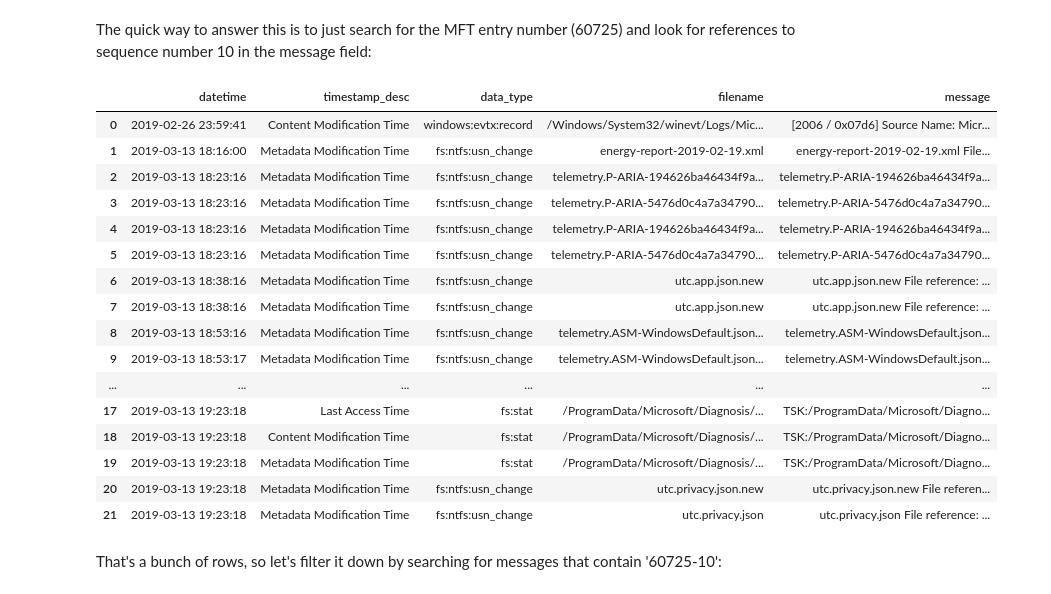
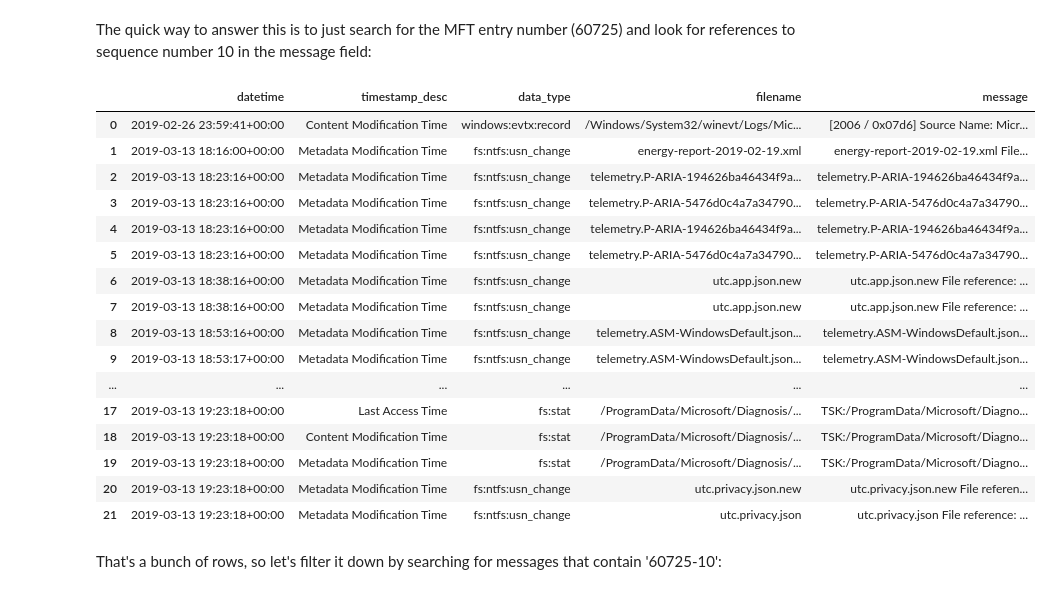
Before and after one commit to google/timesketch, a Jupyter notebook: notebooks/MUS2019_CTF.ipynb, the cells around one changed output. Saved outputs shown, nothing was run; the diff lists cells and outputs as text; code cells hidden in the pictures.

```diff
--- a/notebooks/MUS2019_CTF.ipynb
+++ b/notebooks/MUS2019_CTF.ipynb
@@ -117,26 +113,29 @@ Multiple results, as is expected since Plaso creates multiple records for differ
 # %% [markdown]
 The quick way to answer this is to just search for the MFT entry number (60725) and look for references to sequence number 10 in the message field:
 # %%
-ts_results = ctf.explore('60725', return_fields='datetime,timestamp_desc,data_type,filename,message', as_pandas=True)
+ts_results = ctf.explore(
+    '60725',
+    return_fields='datetime,timestamp_desc,data_type,filename,message',
+    as_pandas=True)
 ts_results[['datetime','timestamp_desc','data_type','filename','message']]
 # %% [output]
 |  | datetime | timestamp_desc | data_type | filename | message |
-| 0 | 2019-02-26 23:59:41 | Content Modification Time | windows:evtx:record | /Windows/System32/winevt/Logs/Mic... | [2006 / 0x07d6] Source Name: Micr... |
-| 1 | 2019-03-13 18:16:00 | Metadata Modification Time | fs:ntfs:usn_change | energy-report-2019-02-19.xml | energy-report-2019-02-19.xml File... |
-| 2 | 2019-03-13 18:23:16 | Metadata Modification Time | fs:ntfs:usn_change | telemetry.P-ARIA-194626ba46434f9a... | telemetry.P-ARIA-194626ba46434f9a... |
-| 3 | 2019-03-13 18:23:16 | Metadata Modification Time | fs:ntfs:usn_change | telemetry.P-ARIA-5476d0c4a7a34790... | telemetry.P-ARIA-5476d0c4a7a34790... |
-| 4 | 2019-03-13 18:23:16 | Metadata Modification Time | fs:ntfs:usn_change | telemetry.P-ARIA-194626ba46434f9a... | telemetry.P-ARIA-194626ba46434f9a... |
-| 5 | 2019-03-13 18:23:16 | Metadata Modification Time | fs:ntfs:usn_change | telemetry.P-ARIA-5476d0c4a7a34790... | telemetry.P-ARIA-5476d0c4a7a34790... |
-| 6 | 2019-03-13 18:38:16 | Metadata Modification Time | fs:ntfs:usn_change | utc.app.json.new | utc.app.json.new File reference: ... |
-| 7 | 2019-03-13 18:38:16 | Metadata Modification Time | fs:ntfs:usn_change | utc.app.json.new | utc.app.json.new File reference: ... |
-| 8 | 2019-03-13 18:53:16 | Metadata Modification Time | fs:ntfs:usn_change | telemetry.ASM-WindowsDefault.json... | telemetry.ASM-WindowsDefault.json... |
-| 9 | 2019-03-13 18:53:17 | Metadata Modification Time | fs:ntfs:usn_change | telemetry.ASM-WindowsDefault.json... | telemetry.ASM-WindowsDefault.json... |
+| 0 | 2019-02-26 23:59:41+00:00 | Content Modification Time | windows:evtx:record | /Windows/System32/winevt/Logs/Mic... | [2006 / 0x07d6] Source Name: Micr... |
+| 1 | 2019-03-13 18:16:00+00:00 | Metadata Modification Time | fs:ntfs:usn_change | energy-report-2019-02-19.xml | energy-report-2019-02-19.xml File... |
+| 2 | 2019-03-13 18:23:16+00:00 | Metadata Modification Time | fs:ntfs:usn_change | telemetry.P-ARIA-194626ba46434f9a... | telemetry.P-ARIA-194626ba46434f9a... |
+| 3 | 2019-03-13 18:23:16+00:00 | Metadata Modification Time | fs:ntfs:usn_change | telemetry.P-ARIA-5476d0c4a7a34790... | telemetry.P-ARIA-5476d0c4a7a34790... |
+| 4 | 2019-03-13 18:23:16+00:00 | Metadata Modification Time | fs:ntfs:usn_change | telemetry.P-ARIA-194626ba46434f9a... | telemetry.P-ARIA-194626ba46434f9a... |
+| 5 | 2019-03-13 18:23:16+00:00 | Metadata Modification Time | fs:ntfs:usn_change | telemetry.P-ARIA-5476d0c4a7a34790... | telemetry.P-ARIA-5476d0c4a7a34790... |
+| 6 | 2019-03-13 18:38:16+00:00 | Metadata Modification Time | fs:ntfs:usn_change | utc.app.json.new | utc.app.json.new File reference: ... |
+| 7 | 2019-03-13 18:38:16+00:00 | Metadata Modification Time | fs:ntfs:usn_change | utc.app.json.new | utc.app.json.new File reference: ... |
+| 8 | 2019-03-13 18:53:16+00:00 | Metadata Modification Time | fs:ntfs:usn_change | telemetry.ASM-WindowsDefault.json... | telemetry.ASM-WindowsDefault.json... |
+| 9 | 2019-03-13 18:53:17+00:00 | Metadata Modification Time | fs:ntfs:usn_change | telemetry.ASM-WindowsDefault.json... | telemetry.ASM-WindowsDefault.json... |
 | ... | ... | ... | ... | ... | ... |
-| 17 | 2019-03-13 19:23:18 | Last Access Time | fs:stat | /ProgramData/Microsoft/Diagnosis/... | TSK:/ProgramData/Microsoft/Diagno... |
-| 18 | 2019-03-13 19:23:18 | Content Modification Time | fs:stat | /ProgramData/Microsoft/Diagnosis/... | TSK:/ProgramData/Microsoft/Diagno... |
-| 19 | 2019-03-13 19:23:18 | Metadata Modification Time | fs:stat | /ProgramData/Microsoft/Diagnosis/... | TSK:/ProgramData/Microsoft/Diagno... |
-| 20 | 2019-03-13 19:23:18 | Metadata Modification Time | fs:ntfs:usn_change | utc.privacy.json.new | utc.privacy.json.new File referen... |
-| 21 | 2019-03-13 19:23:18 | Metadata Modification Time | fs:ntfs:usn_change | utc.privacy.json | utc.privacy.json File reference: ... |
+| 17 | 2019-03-13 19:23:18+00:00 | Last Access Time | fs:stat | /ProgramData/Microsoft/Diagnosis/... | TSK:/ProgramData/Microsoft/Diagno... |
+| 18 | 2019-03-13 19:23:18+00:00 | Content Modification Time | fs:stat | /ProgramData/Microsoft/Diagnosis/... | TSK:/ProgramData/Microsoft/Diagno... |
+| 19 | 2019-03-13 19:23:18+00:00 | Metadata Modification Time | fs:stat | /ProgramData/Microsoft/Diagnosis/... | TSK:/ProgramData/Microsoft/Diagno... |
+| 20 | 2019-03-13 19:23:18+00:00 | Metadata Modification Time | fs:ntfs:usn_change | utc.privacy.json.new | utc.privacy.json.new File referen... |
+| 21 | 2019-03-13 19:23:18+00:00 | Metadata Modification Time | fs:ntfs:usn_change | utc.privacy.json | utc.privacy.json File reference: ... |
 # %% [markdown]
 That's a bunch of rows, so let's filter it down by searching for messages that contain '60725-10':
 # %%
```
Also changed, not shown: parts of 27 cells of this notebook.
